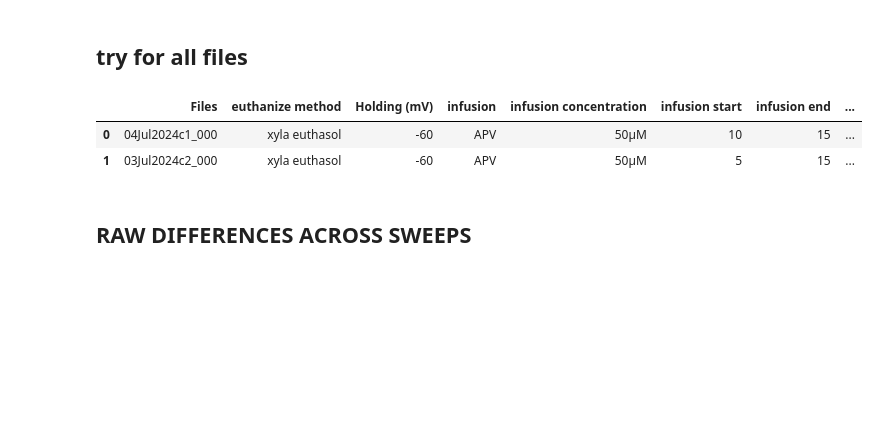
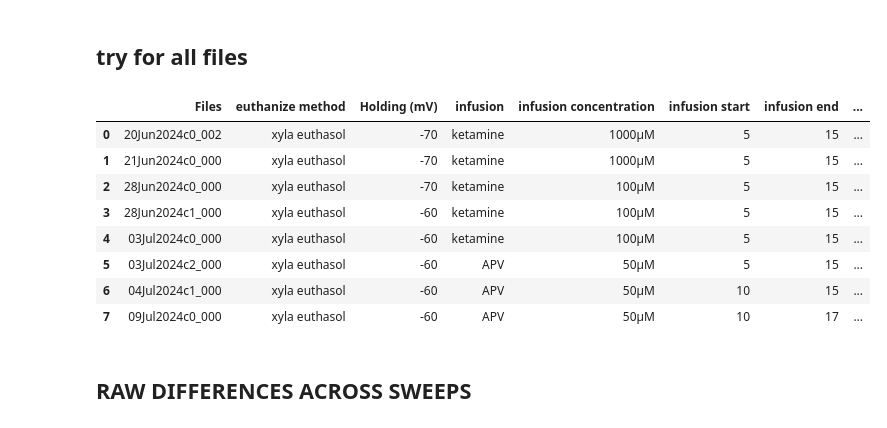
Before and after one commit to LauraGonzalez2000/Intracellular_recording, a Jupyter notebook: src/washout_experiment.ipynb, the cells around one changed output. Cells and saved outputs as stored; diff of their text form; code cells hidden in the pictures; blank space fills up the shorter version.

```diff
--- a/src/washout_experiment.ipynb
+++ b/src/washout_experiment.ipynb
@@ -248,12 +239,20 @@ files = find_nm_files('D:\Internship_Rebola_ICM\RAW_DATA_TO_ANALYSE_WASHOUT_q')
 datafiles = get_datafiles(files)
 # %%
-file_info = open('C:/Users/laura.gonzalez/Programming/Intracellular_recording/src/Files1q.csv', 'r')
+file_info = open('C:/Users/laura.gonzalez/Programming/Intracellular_recording/src/Files1.csv', 'r')
 info_df = pd.read_csv(file_info, header=0, sep=';')
 info_df
+
+#should be in the same order!!!
 # %% [output]
 |  | Files | euthanize method | Holding (mV) | infusion | infusion concentration | infusion start | infusion end | ... |
-| 0 | 04Jul2024c1_000 | xyla euthasol | -60 | APV | 50µM | 10 | 15 | ... |
-| 1 | 03Jul2024c2_000 | xyla euthasol | -60 | APV | 50µM | 5 | 15 | ... |
+| 0 | 20Jun2024c0_002 | xyla euthasol | -70 | ketamine | 1000µM | 5 | 15 | ... |
+| 1 | 21Jun2024c0_000 | xyla euthasol | -70 | ketamine | 1000µM | 5 | 15 | ... |
+| 2 | 28Jun2024c0_000 | xyla euthasol | -70 | ketamine | 100µM | 5 | 15 | ... |
+| 3 | 28Jun2024c1_000 | xyla euthasol | -60 | ketamine | 100µM | 5 | 15 | ... |
+| 4 | 03Jul2024c0_000 | xyla euthasol | -60 | ketamine | 100µM | 5 | 15 | ... |
+| 5 | 03Jul2024c2_000 | xyla euthasol | -60 | APV | 50µM | 5 | 15 | ... |
+| 6 | 04Jul2024c1_000 | xyla euthasol | -60 | APV | 50µM | 10 | 15 | ... |
+| 7 | 09Jul2024c0_000 | xyla euthasol | -60 | APV | 50µM | 10 | 17 | ... |
 # %% [markdown]
 ## RAW DIFFERENCES ACROSS SWEEPS
 # %%
```
Also changed, not shown: parts of 18 cells of this notebook, 2 other files.
